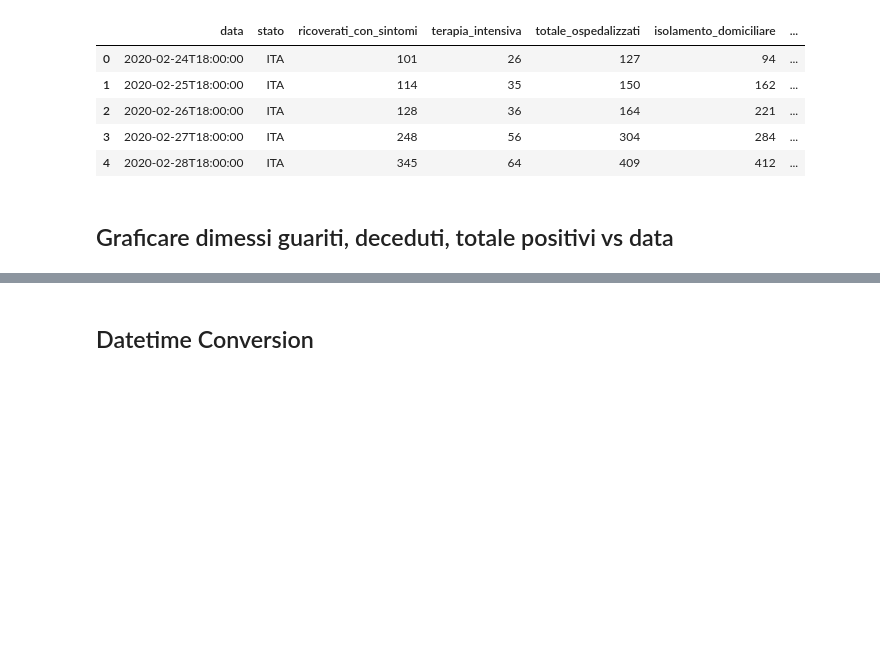
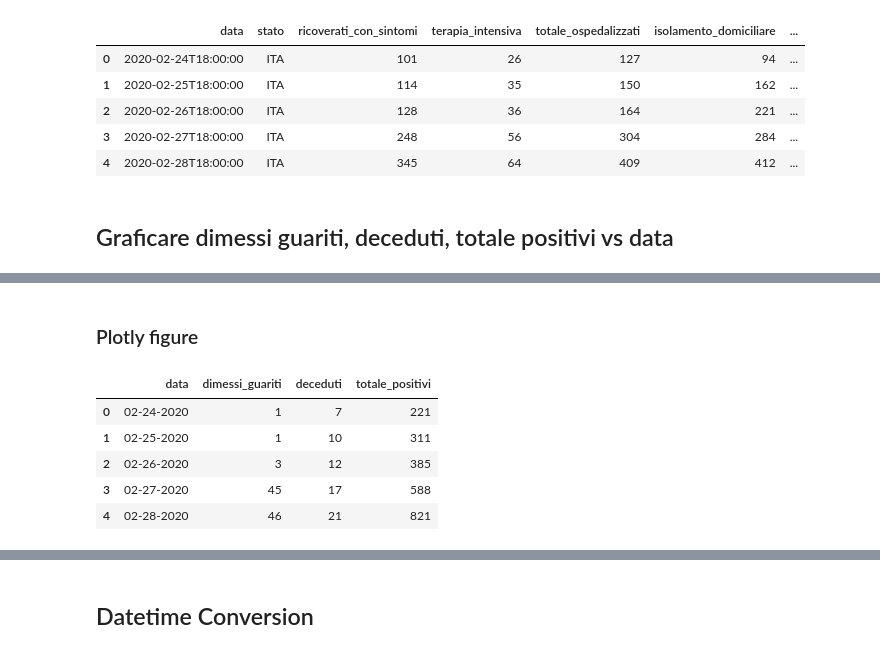
Before and after one commit to visiont3lab/machine-learning-course, a Jupyter notebook: visualization/ClassNote_2_12_2020.ipynb, the cells around one changed output, grey strips where cells are left out. Cells and saved outputs as stored; diff of their text form; code cells hidden in the pictures; blank space fills up the shorter version.

```diff
--- a/visualization/ClassNote_2_12_2020.ipynb
+++ b/visualization/ClassNote_2_12_2020.ipynb
@@ -63,0 +62,11 @@ with plt.style.context("seaborn"):
+# %% [markdown]
+### Plotly figure
+# %%
+dn.head()
+# %% [output]
+|  | data | dimessi_guariti | deceduti | totale_positivi |
+| 0 | 02-24-2020 | 1 | 7 | 221 |
+| 1 | 02-25-2020 | 1 | 10 | 311 |
+| 2 | 02-26-2020 | 3 | 12 | 385 |
+| 3 | 02-27-2020 | 45 | 17 | 588 |
+| 4 | 02-28-2020 | 46 | 21 | 821 |
```
Also changed, not shown: parts of 4 cells of this notebook.
